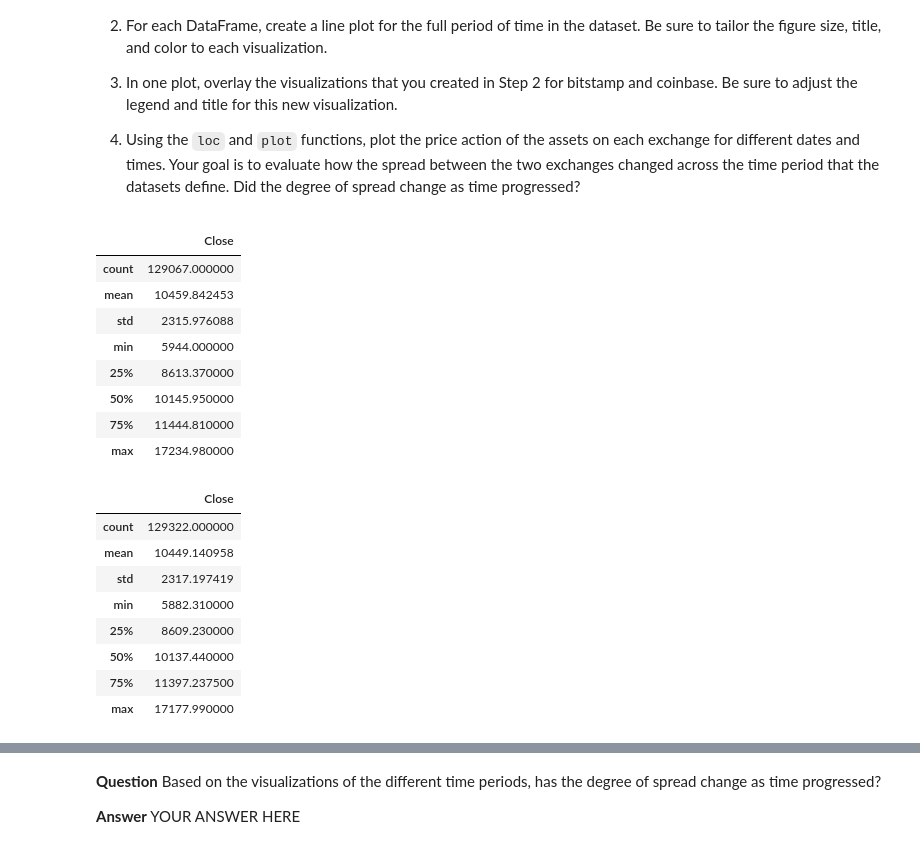
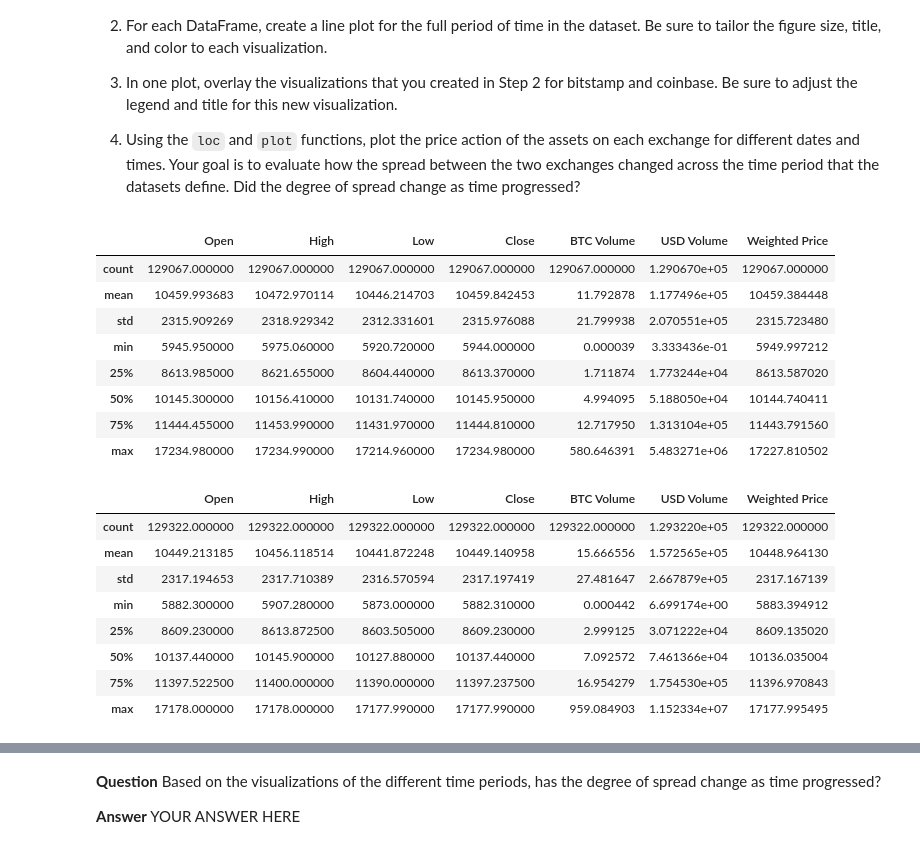
Before and after one commit to naomynaomy/module3challenge, a Jupyter notebook: Starter_Code/crypto_arbitrage.ipynb, the cells around one changed output, grey strips where cells are left out. Cells and saved outputs as stored; diff of their text form; code cells hidden in the pictures.

Commit message:
Create substs of dataframes coinbase and bitstamp

```diff
--- a/Starter_Code/crypto_arbitrage.ipynb
+++ b/Starter_Code/crypto_arbitrage.ipynb
@@ -255,30 +255,30 @@ Sort through the time series data associated with the bitstamp and coinbase Data
 4. Using the `loc` and `plot` functions, plot the price action of the assets on each exchange for different dates and times. Your goal is to evaluate how the spread between the two exchanges changed across the time period that the datasets define. Did the degree of spread change as time progressed?
 # %%
 # Generate the summary statistics for the bitstamp DataFrame
-# YOUR CODE HERE
+bitstamp.describe()
 # %% [output]
-|  | Close |
-| count | 129067.000000 |
-| mean | 10459.842453 |
-| std | 2315.976088 |
-| min | 5944.000000 |
-| 25% | 8613.370000 |
-| 50% | 10145.950000 |
-| 75% | 11444.810000 |
-| max | 17234.980000 |
+|  | Open | High | Low | Close | BTC Volume | USD Volume | Weighted Price |
+| count | 129067.000000 | 129067.000000 | 129067.000000 | 129067.000000 | 129067.000000 | 1.290670e+05 | 129067.000000 |
+| mean | 10459.993683 | 10472.970114 | 10446.214703 | 10459.842453 | 11.792878 | 1.177496e+05 | 10459.384448 |
+| std | 2315.909269 | 2318.929342 | 2312.331601 | 2315.976088 | 21.799938 | 2.070551e+05 | 2315.723480 |
+| min | 5945.950000 | 5975.060000 | 5920.720000 | 5944.000000 | 0.000039 | 3.333436e-01 | 5949.997212 |
+| 25% | 8613.985000 | 8621.655000 | 8604.440000 | 8613.370000 | 1.711874 | 1.773244e+04 | 8613.587020 |
+| 50% | 10145.300000 | 10156.410000 | 10131.740000 | 10145.950000 | 4.994095 | 5.188050e+04 | 10144.740411 |
+| 75% | 11444.455000 | 11453.990000 | 11431.970000 | 11444.810000 | 12.717950 | 1.313104e+05 | 11443.791560 |
+| max | 17234.980000 | 17234.990000 | 17214.960000 | 17234.980000 | 580.646391 | 5.483271e+06 | 17227.810502 |
 # %%
 # Generate the summary statistics for the coinbase DataFrame
-# YOUR CODE HERE
+coinbase.describe()
 # %% [output]
-|  | Close |
-| count | 129322.000000 |
-| mean | 10449.140958 |
-| std | 2317.197419 |
-| min | 5882.310000 |
-| 25% | 8609.230000 |
-| 50% | 10137.440000 |
-| 75% | 11397.237500 |
-| max | 17177.990000 |
+|  | Open | High | Low | Close | BTC Volume | USD Volume | Weighted Price |
+| count | 129322.000000 | 129322.000000 | 129322.000000 | 129322.000000 | 129322.000000 | 1.293220e+05 | 129322.000000 |
+| mean | 10449.213185 | 10456.118514 | 10441.872248 | 10449.140958 | 15.666556 | 1.572565e+05 | 10448.964130 |
+| std | 2317.194653 | 2317.710389 | 2316.570594 | 2317.197419 | 27.481647 | 2.667879e+05 | 2317.167139 |
+| min | 5882.300000 | 5907.280000 | 5873.000000 | 5882.310000 | 0.000442 | 6.699174e+00 | 5883.394912 |
+| 25% | 8609.230000 | 8613.872500 | 8603.505000 | 8609.230000 | 2.999125 | 3.071222e+04 | 8609.135020 |
+| 50% | 10137.440000 | 10145.900000 | 10127.880000 | 10137.440000 | 7.092572 | 7.461366e+04 | 10136.035004 |
+| 75% | 11397.522500 | 11400.000000 | 11390.000000 | 11397.237500 | 16.954279 | 1.754530e+05 | 11396.970843 |
+| max | 17178.000000 | 17178.000000 | 17177.990000 | 17177.990000 | 959.084903 | 1.152334e+07 | 17177.995495 |
 # %%
 # Create a line plot for the bitstamp DataFrame for the full length of time in the dataset
 # Be sure that the figure size, title, and color are tailored to each visualization
```
Also changed, not shown: parts of 7 cells of this notebook.
